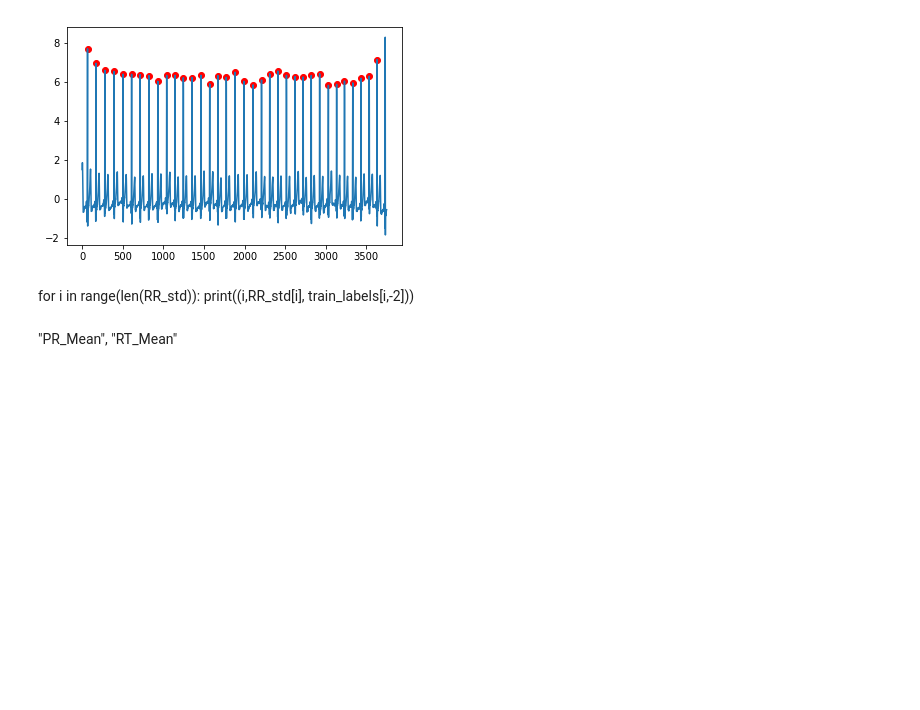
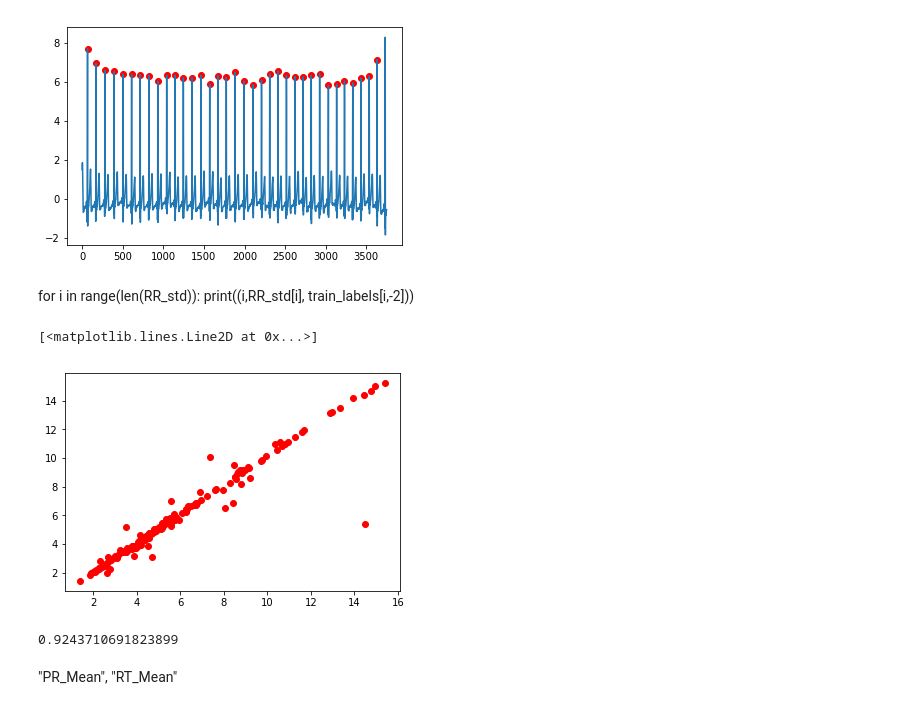
Before and after one commit to eeishaan/ift6759-block1, a Jupyter notebook: experiment/working_file.ipynb, the cells around one changed output. Cells and saved outputs as stored; diff of their text form; code cells hidden in the pictures; blank space fills up the shorter version.

```diff
--- a/experiment/working_file.ipynb
+++ b/experiment/working_file.ipynb
@@ -246,9 +246,28 @@ def detect_R_peak(data, SADA_wd_size = 7, FS_wd_size = 12, Threshold = 35):
 R_peak_train = detect_R_peak(preprocess_train)
 R_peak_valid = detect_R_peak(preprocess_valid)
 # %%
-RR_interval = [R_peak[i][1:]-R_peak[i][0:-1] for i in range(len(R_peak))]
-#We keep only good quality one
-RR_interval_adj = [interval[interval<180] for interval in RR_interval]
-RR_interval_mean = [np.mean(interval) for interval in RR_interval_adj]
-heart_beat = [1/(interval_mean/125)*60 for interval_mean in RR_interval_mean]
-RR_std = [np.std(interval) for interval in RR_interval_adj]
+def Get_RR_Mean_std(R_peak, MaxInterval=180):
+    """
+    Calculate the mean RR interval and the std
+
+    Parameters
+    ----------
+    R_peak : list of list
+        Each entry is a list of the positiion of the R peak in the ECG
+    MaxInterval: int
+        maximum lenght of an interval, interval higher than this amount are ignore
+    """
+    #calculate the lenght of the interval
+    RR_interval = [R_peak[i][1:]-R_peak[i][0:-1] for i in range(len(R_peak))]
+
+    #We keep only good quality one
+    RR_interval_adj = [interval[interval<180] for interval in RR_interval]
+
+
+    RR_interval_mean = [np.mean(interval) for interval in RR_interval_adj]
+    RR_std = [np.std(interval) for interval in RR_interval_adj]
+
+    return RR_interval_mean, RR_std
+# %%
+Train_RR_mean, Train_RR_std = Get_RR_Mean_std(R_peak_train)
+Valid_RR_mean, Valid_RR_std = Get_RR_Mean_std(R_peak_valid)
@@ -356,9 +1064,14 @@ RR_interval = [R_peak[i][1:]-R_peak[i][0:-1] for i in range(len(R_peak))]
 for i in range(len(RR_std)):
     print((i,RR_std[i], train_labels[i,-2]))
 # %%
-plt.plot(RR_std, train_labels[:,-2], "ro")
+plt.plot(Train_RR_std, train_labels[:,-2], "ro")
+# %% [output]
+[<matplotlib.lines.Line2D at 0x...>]
+[figure, added]
 # %%
-kendalltau(RR_std, train_labels[:,-2])
+kendalltau(Train_RR_std, train_labels[:,-2])[0]
+# %% [output]
+0.9243710691823899
 # %% [markdown]
 "PR_Mean", "RT_Mean"
 # %%
```
Also changed, not shown: parts of 89 cells of this notebook.
